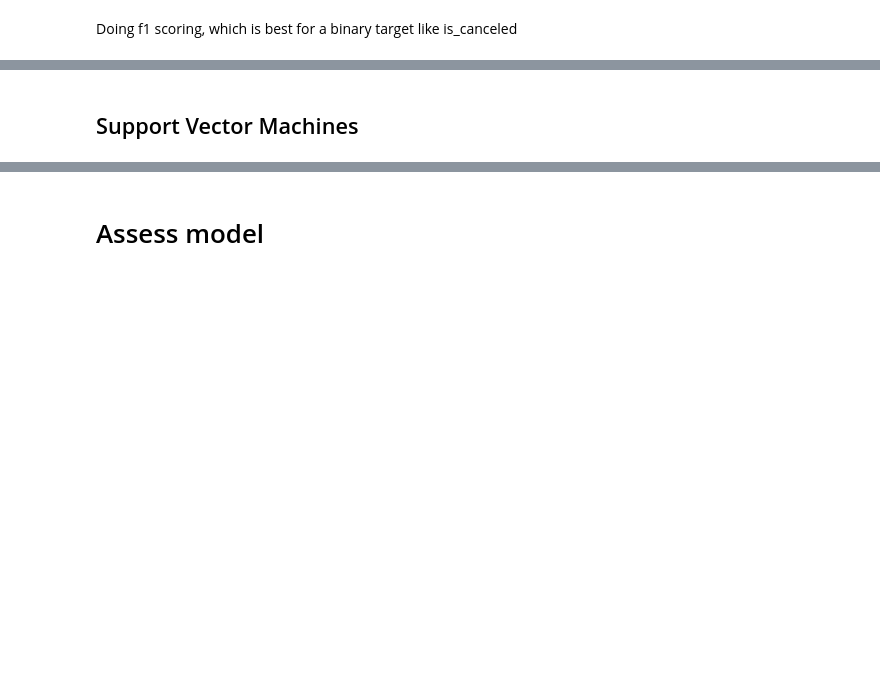
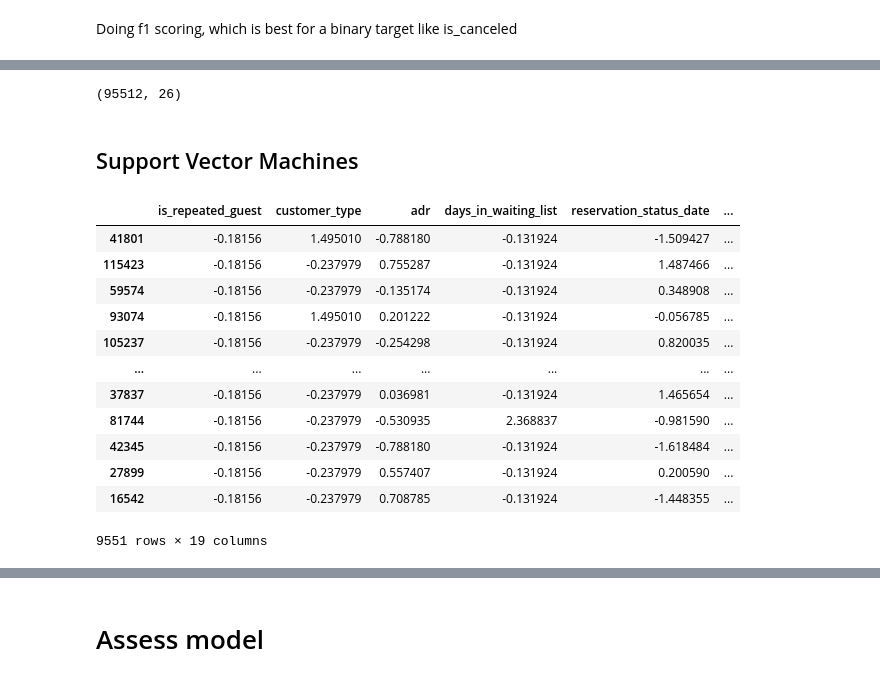
Before and after one commit to olmosjorge28/DS7331_ML1_ASSINGMENTS, a Jupyter notebook: lab2/DS7331-Mini-Lab.ipynb, the cells around one changed output, grey strips where cells are left out. Cells and saved outputs as stored; diff of their text form; code cells hidden in the pictures; blank space fills up the shorter version.

```diff
--- a/lab2/DS7331-Mini-Lab.ipynb
+++ b/lab2/DS7331-Mini-Lab.ipynb
@@ -296,12 +290,17 @@ tuning_parameters = { 'penalty':['l2']
 #Create a grid search object using the
 
 from sklearn.model_selection import GridSearchCV
-regGridSearch = GridSearchCV(estimator=tuning_parameters
+regGridSearch = GridSearchCV(estimator=regEstimator
                    , n_jobs=8 # jobs to run in parallel
                    , verbose=1 # low verbosity
-                   , param_grid=parameters
-                   , cv=cv # KFolds = 10
-                   , scoring='accuracy')
+                   , param_grid=tuning_parameters
+                   , scoring='f1')
 
 #Perform hyperparameter search to find the best combination of parameters for our data
-regGridSearch.fit(X_scaled, y)
+regGridSearch.fit(X_train, y_train)
+
+means = regGridSearch.cv_results_['mean_test_score']
+stds = regGridSearch.cv_results_['std_test_score']
+
+y_true, y_pred = y_test, regGridSearch.predict(X_test)
+print(classification_report(y_true, y_pred))
@@ -316,2 +347,22 @@ regGridSearch.best_estimator_.coef_
+# %%
+X_train.shape
+# %% [output]
+(95512, 26)
 # %% [markdown]
 ## Support Vector Machines
+# %%
+X_train.sample(frac=0.1, replace=False, random_state=10)
+# %% [output]
+|  | is_repeated_guest | customer_type | adr | days_in_waiting_list | reservation_status_date | ... |
+| 41801 | -0.18156 | 1.495010 | -0.788180 | -0.131924 | -1.509427 | ... |
+| 115423 | -0.18156 | -0.237979 | 0.755287 | -0.131924 | 1.487466 | ... |
+| 59574 | -0.18156 | -0.237979 | -0.135174 | -0.131924 | 0.348908 | ... |
+| 93074 | -0.18156 | 1.495010 | 0.201222 | -0.131924 | -0.056785 | ... |
+| 105237 | -0.18156 | -0.237979 | -0.254298 | -0.131924 | 0.820035 | ... |
+| ... | ... | ... | ... | ... | ... | ... |
+| 37837 | -0.18156 | -0.237979 | 0.036981 | -0.131924 | 1.465654 | ... |
+| 81744 | -0.18156 | -0.237979 | -0.530935 | 2.368837 | -0.981590 | ... |
+| 42345 | -0.18156 | -0.237979 | -0.788180 | -0.131924 | -1.618484 | ... |
+| 27899 | -0.18156 | -0.237979 | 0.557407 | -0.131924 | 0.200590 | ... |
+| 16542 | -0.18156 | -0.237979 | 0.708785 | -0.131924 | -1.448355 | ... |
+9551 rows × 19 columns
```
Also changed, not shown: parts of 22 cells of this notebook.
